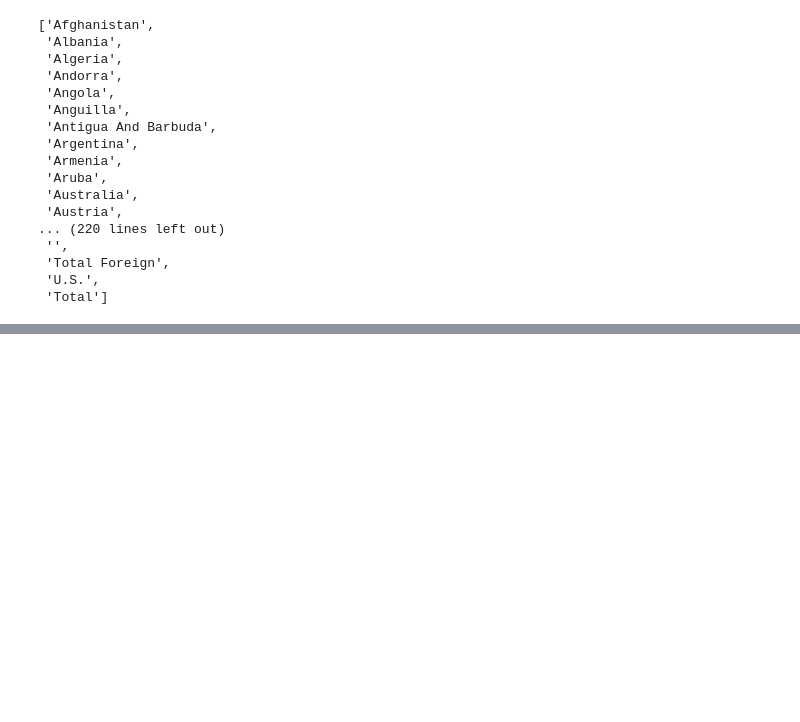
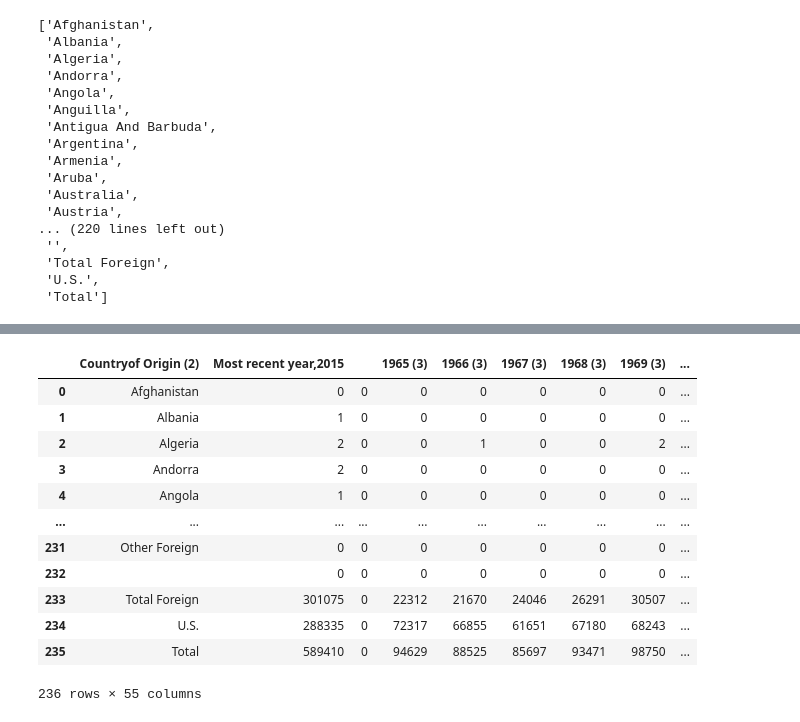
Before and after one commit to DhruvK0/DSC106FinalProj, a Jupyter notebook: patent_scraper.ipynb, the cells around one changed output, grey strips where cells are left out. Cells and saved outputs as stored; diff of their text form; code cells hidden in the pictures; blank space fills up the shorter version.

```diff
--- a/patent_scraper.ipynb
+++ b/patent_scraper.ipynb
@@ -410,0 +448,26 @@ df.to_csv('patents.csv', index=False)
+# %%
+def num_to_int(x):
+    x.strip()
+    try:
+        return int(x.replace(',',''))
+    except:
+        return 0
+# %%
+dah=data
+for col in dah.columns[1:-1]:
+    dah[col]=dah[col].apply(num_to_int)
+dah
+# %% [output]
+|  | Countryof Origin (2) | Most recent year,2015 |  | 1965 (3) | 1966 (3) | 1967 (3) | 1968 (3) | 1969 (3) | ... |
+| 0 | Afghanistan | 0 | 0 | 0 | 0 | 0 | 0 | 0 | ... |
+| 1 | Albania | 1 | 0 | 0 | 0 | 0 | 0 | 0 | ... |
+| 2 | Algeria | 2 | 0 | 0 | 1 | 0 | 0 | 2 | ... |
+| 3 | Andorra | 2 | 0 | 0 | 0 | 0 | 0 | 0 | ... |
+| 4 | Angola | 1 | 0 | 0 | 0 | 0 | 0 | 0 | ... |
+| ... | ... | ... | ... | ... | ... | ... | ... | ... | ... |
+| 231 | Other Foreign | 0 | 0 | 0 | 0 | 0 | 0 | 0 | ... |
+| 232 |  | 0 | 0 | 0 | 0 | 0 | 0 | 0 | ... |
+| 233 | Total Foreign | 301075 | 0 | 22312 | 21670 | 24046 | 26291 | 30507 | ... |
+| 234 | U.S. | 288335 | 0 | 72317 | 66855 | 61651 | 67180 | 68243 | ... |
+| 235 | Total | 589410 | 0 | 94629 | 88525 | 85697 | 93471 | 98750 | ... |
+236 rows × 55 columns
```
Also changed, not shown: parts of 10 cells of this notebook, 1 other file.
